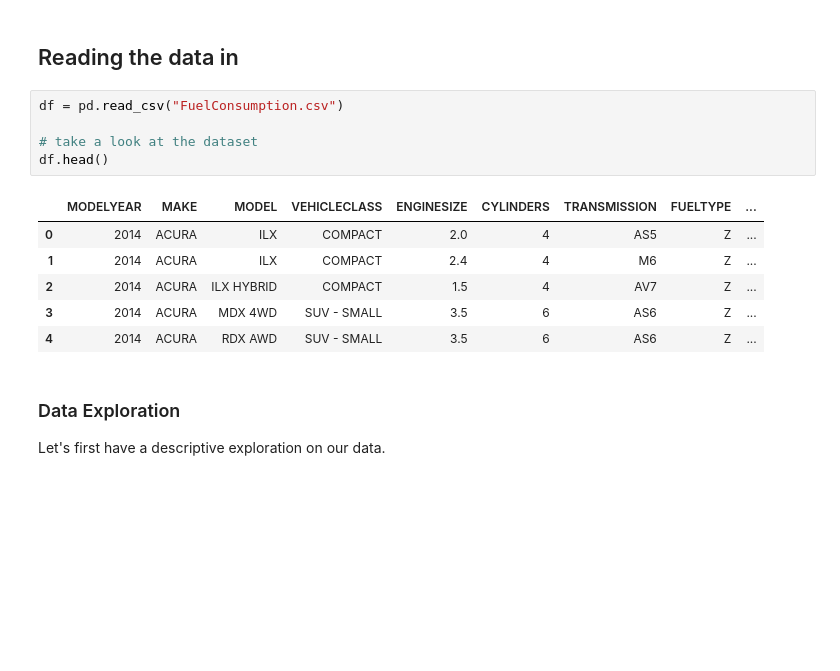
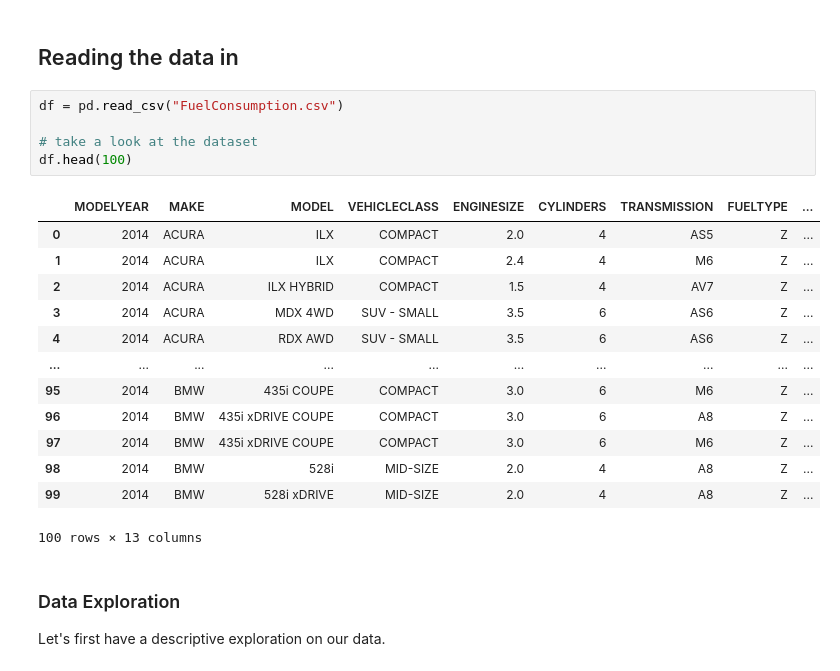
Before and after one commit to Mahnaz-karimi/machine-learning-first, a Jupyter notebook: Reg-Simple-Linear-Regression-Co2.ipynb, the cells around one changed output. Cells and saved outputs as stored; diff of their text form; blank space fills up the shorter version.

```diff
--- a/Reg-Simple-Linear-Regression-Co2.ipynb
+++ b/Reg-Simple-Linear-Regression-Co2.ipynb
@@ -55,15 +53,22 @@ We have downloaded a fuel consumption dataset, **`FuelConsumption.csv`**, which
 # %%
 df = pd.read_csv("FuelConsumption.csv")
 
 # take a look at the dataset
-df.head()
+df.head(100)
 # %% [output]
 |  | MODELYEAR | MAKE | MODEL | VEHICLECLASS | ENGINESIZE | CYLINDERS | TRANSMISSION | FUELTYPE | ... |
 | 0 | 2014 | ACURA | ILX | COMPACT | 2.0 | 4 | AS5 | Z | ... |
 | 1 | 2014 | ACURA | ILX | COMPACT | 2.4 | 4 | M6 | Z | ... |
 | 2 | 2014 | ACURA | ILX HYBRID | COMPACT | 1.5 | 4 | AV7 | Z | ... |
 | 3 | 2014 | ACURA | MDX 4WD | SUV - SMALL | 3.5 | 6 | AS6 | Z | ... |
 | 4 | 2014 | ACURA | RDX AWD | SUV - SMALL | 3.5 | 6 | AS6 | Z | ... |
+| ... | ... | ... | ... | ... | ... | ... | ... | ... | ... |
+| 95 | 2014 | BMW | 435i COUPE | COMPACT | 3.0 | 6 | M6 | Z | ... |
+| 96 | 2014 | BMW | 435i xDRIVE COUPE | COMPACT | 3.0 | 6 | A8 | Z | ... |
+| 97 | 2014 | BMW | 435i xDRIVE COUPE | COMPACT | 3.0 | 6 | M6 | Z | ... |
+| 98 | 2014 | BMW | 528i | MID-SIZE | 2.0 | 4 | A8 | Z | ... |
+| 99 | 2014 | BMW | 528i xDRIVE | MID-SIZE | 2.0 | 4 | A8 | Z | ... |
+100 rows × 13 columns
 # %% [markdown]
 ### Data Exploration
 
```
Also changed, not shown: parts of 8 cells of this notebook, 3 other files.
